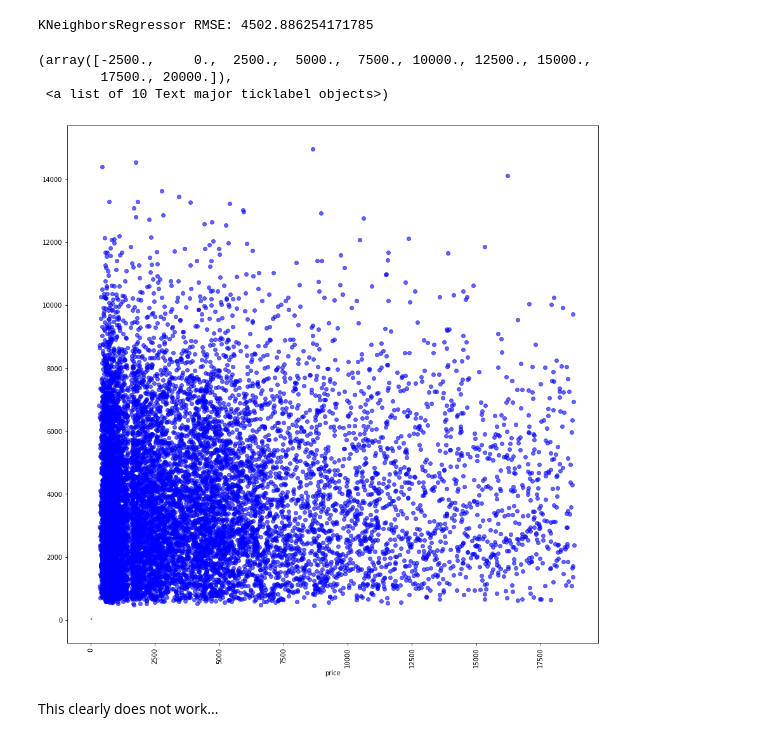
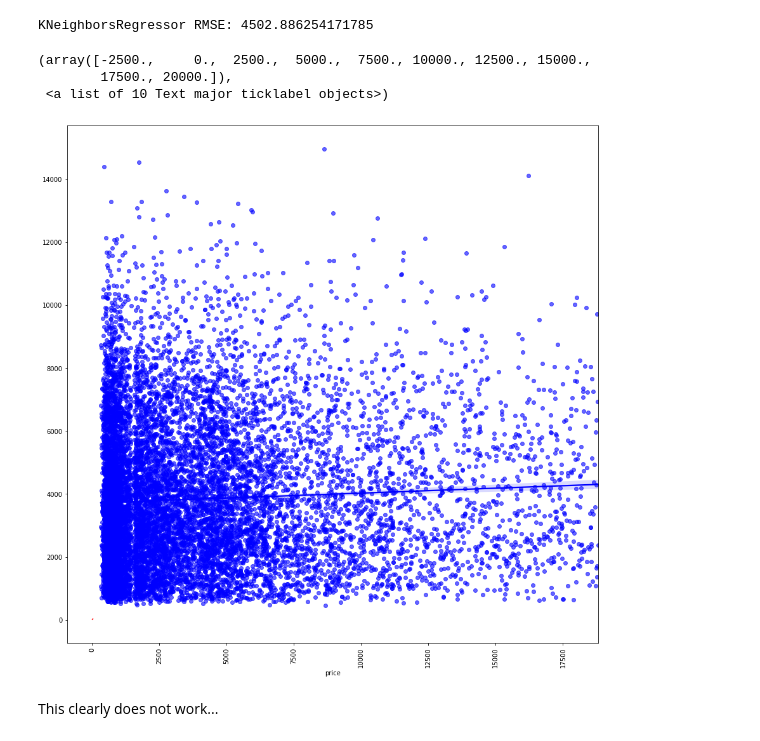
Before and after one commit to aplazobel/diamond-price-estimator, a Jupyter notebook: training_models.ipynb, the cells around one changed output. Drawn from its saved outputs; the diff is of its cells as text; code cells hidden in the pictures.

```diff
--- a/training_models.ipynb
+++ b/training_models.ipynb
@@ -52,14 +52,14 @@ print('KNeighborsRegressor RMSE:', np.sqrt(mean_squared_error(y_test, model.pred
 KNeighborsRegressor RMSE: 4502.886254171785
 # %%
 plt.figure(figsize=(15,15))
-sns.regplot(y_test, model.predict(X_test), color='blue', scatter_kws={'alpha':0.6}, fit_reg=False)
+sns.regplot(y_test, model.predict(X_test), color='blue', scatter_kws={'alpha':0.6}, fit_reg=True)
 sns.lineplot([12, 33], [12, 33], color='red')
 plt.xticks( rotation=90)
 # %% [output]
 (array([-2500.,     0.,  2500.,  5000.,  7500., 10000., 12500., 15000.,
         17500., 20000.]),
  <a list of 10 Text major ticklabel objects>)
-[figure, old version]
+[figure, new version]
 # %% [markdown]
 This clearly does not work...
 # %% [markdown]
```
Also changed, not shown: parts of 4 cells of this notebook.
